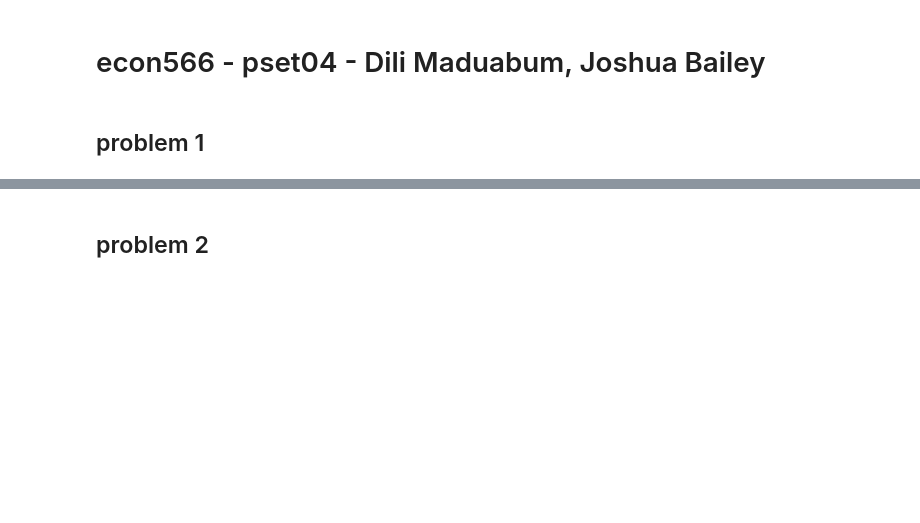
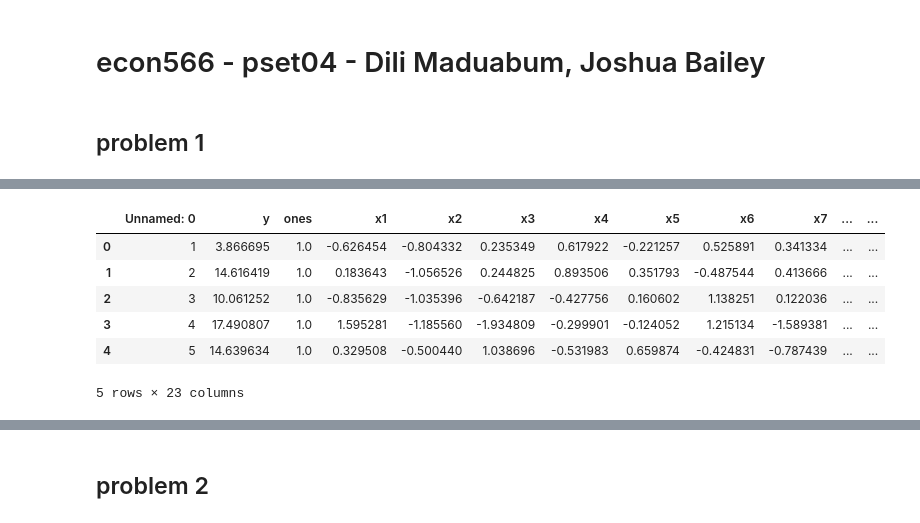
Before and after one commit to Datadili/EconML, a Jupyter notebook: pset_4/pset04.ipynb, the cells around one changed output, grey strips where cells are left out. Cells and saved outputs as stored; diff of their text form; code cells hidden in the pictures; blank space fills up the shorter version.

```diff
--- a/pset_4/pset04.ipynb
+++ b/pset_4/pset04.ipynb
@@ -4,0 +19,18 @@
+# %%
+#make a new dataset
+n = reg.shape[0] #shape returns dimensions, shape[0] is the rows
+reg2 = reg.copy() #making a copy to manipulate
+ones_column = np.ones((n, 1)) #10,000 by 1 column vector of ones (for the intercept)
+
+#inserting the 'ones' column at the 3rd column (index = 2), naming it ones
+reg2.insert(loc = 2, column = 'ones', value = ones_column)
+
+reg2.head()
+# %% [output]
+|  | Unnamed: 0 | y | ones | x1 | x2 | x3 | x4 | x5 | x6 | x7 | ... | ... |
+| 0 | 1 | 3.866695 | 1.0 | -0.626454 | -0.804332 | 0.235349 | 0.617922 | -0.221257 | 0.525891 | 0.341334 | ... | ... |
+| 1 | 2 | 14.616419 | 1.0 | 0.183643 | -1.056526 | 0.244825 | 0.893506 | 0.351793 | -0.487544 | 0.413666 | ... | ... |
+| 2 | 3 | 10.061252 | 1.0 | -0.835629 | -1.035396 | -0.642187 | -0.427756 | 0.160602 | 1.138251 | 0.122036 | ... | ... |
+| 3 | 4 | 17.490807 | 1.0 | 1.595281 | -1.185560 | -1.934809 | -0.299901 | -0.124052 | 1.215134 | -1.589381 | ... | ... |
+| 4 | 5 | 14.639634 | 1.0 | 0.329508 | -0.500440 | 1.038696 | -0.531983 | 0.659874 | -0.424831 | -0.787439 | ... | ... |
+5 rows × 23 columns
```
Also changed, not shown: parts of 12 cells of this notebook.
